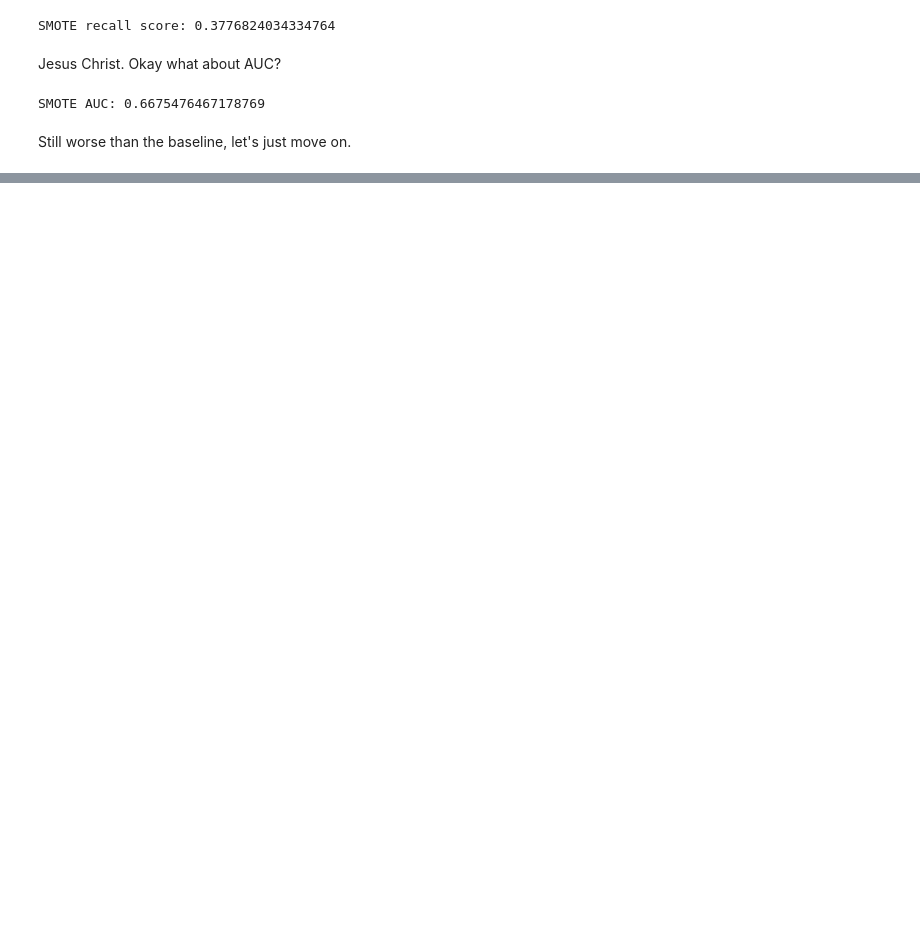
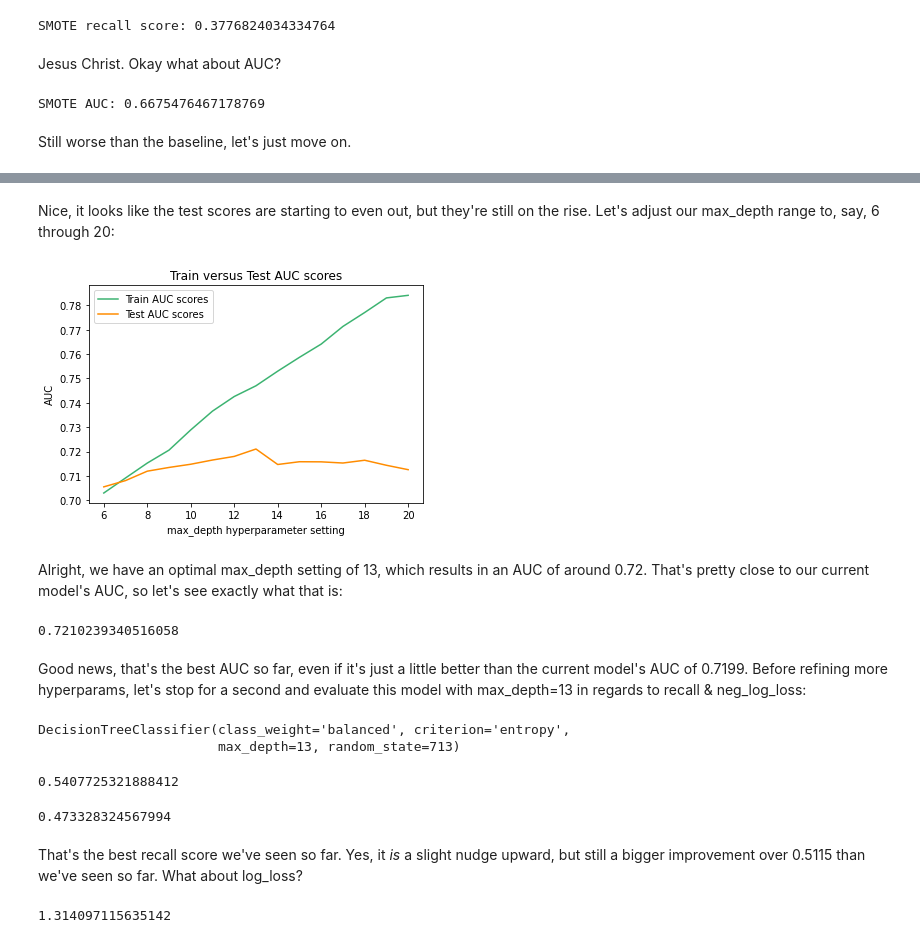
Before and after one commit to joeldmott/bank_marketing_classification_project, a Jupyter notebook: project_notebook.ipynb, the cells around one changed output, grey strips where cells are left out. Drawn from its saved outputs; the diff is of its cells as text; code cells hidden in the pictures; blank space fills up the shorter version.

```diff
--- a/project_notebook.ipynb
+++ b/project_notebook.ipynb
@@ -800,0 +884,72 @@ ConfusionMatrixDisplay.from_predictions(y_test, y_pred_test_smote_and_balanced);
+# %% [markdown]
+Nice, it looks like the test scores are starting to even out, but they're still on the rise. Let's adjust our max_depth range to, say, 6 through 20:
+# %%
+max_depth = np.arange(6,21)
+
+#setup lists for plotting
+train_auc_values = []
+test_auc_values = []
+
+#iterating through max_values and filling the lists above
+for i in max_depth:
+    #initialize & train the classifier
+    temp_clf = DecisionTreeClassifier(criterion="entropy",
+                                      random_state=713,
+                                      class_weight="balanced",
+                                      max_depth=i)
+    temp_clf.fit(X_train_ohe, y_train)
+    #calculate & append training AUC
+    y_train_hat = temp_clf.predict(X_train_ohe)
+    train_fpr, train_tpr, train_thresholds = roc_curve(y_train, y_train_hat)
+    train_roc_auc = auc(train_fpr, train_tpr)
+    train_auc_values.append(train_roc_auc)
+    #calculate & append AUC
+    y_test_hat = temp_clf.predict(X_test_ohe)
+    test_fpr, test_tpr, test_thresholds = roc_curve(y_test, y_test_hat)
+    test_roc_auc = auc(test_fpr, test_tpr)
+    test_auc_values.append(test_roc_auc)
+#Plot
+fig, ax = plt.subplots()
+ax.plot(max_depth, train_auc_values, color='mediumseagreen', label='Train AUC scores')
+ax.plot(max_depth, test_auc_values, color='darkorange', label='Test AUC scores')
+ax.set_title('Train versus Test AUC scores')
+ax.set_xlabel('max_depth hyperparameter setting')
+ax.set_ylabel('AUC')
+#ax.vlines(3, ymin=0.70, ymax=0.935, color='k', linestyle='--', label="my best guess")
+ax.legend();
+# %% [output]
+[figure, added]
+# %% [markdown]
+Alright, we have an optimal max_depth setting of 13, which results in an AUC of around 0.72. That's pretty close to our current model's AUC, so let's see exactly what that is:
+# %%
+max(test_auc_values)
+# %% [output]
+0.7210239340516058
+# %% [markdown]
+Good news, that's the best AUC so far, even if it's just a little better than the current model's AUC of 0.7199. Before refining more hyperparams, let's stop for a second and evaluate this model with max_depth=13 in regards to recall & neg_log_loss:
+# %%
+clf_balanced_class_md_13 = DecisionTreeClassifier(criterion='entropy',
+                                                  random_state=713,
+                                                  class_weight="balanced",
+                                                  max_depth=13)
+clf_balanced_class_md_13.fit(X_train_ohe, y_train)
+# %% [output]
+DecisionTreeClassifier(class_weight='balanced', criterion='entropy',
+                       max_depth=13, random_state=713)
+# %%
+y_pred_test_bcmd13 = clf_balanced_class_md_13.predict(X_test_ohe)
+recall_score(y_test, y_pred_test_bcmd13)
+# %% [output]
+0.5407725321888412
+# %%
+f1_score(y_test, y_pred_test_bcmd13)
+# %% [output]
+0.473328324567994
+# %% [markdown]
+That's the best recall score we've seen so far. Yes, it *is* a slight nudge upward, but still a bigger improvement over 0.5115 than we've seen so far. What about log_loss?
+# %%
+balanced_class_neg_log_loss_cv = cross_val_score(clf_balanced_class_md_13, X_test_ohe, y_test, scoring='neg_log_loss')
+balanced_class_log_loss = -(balanced_class_neg_log_loss_cv.mean())
+balanced_class_log_loss
+# %% [output]
+1.314097115635142
```
Also changed, not shown: parts of 30 cells of this notebook.
